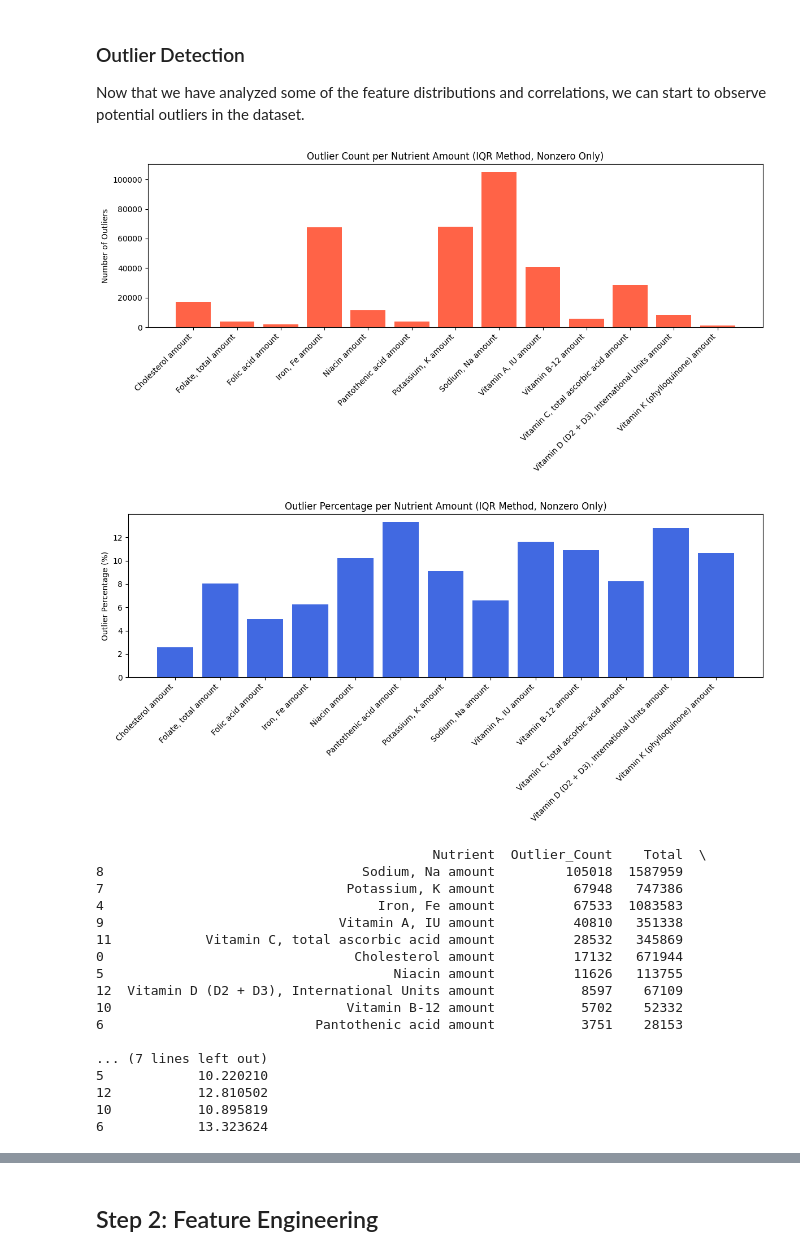
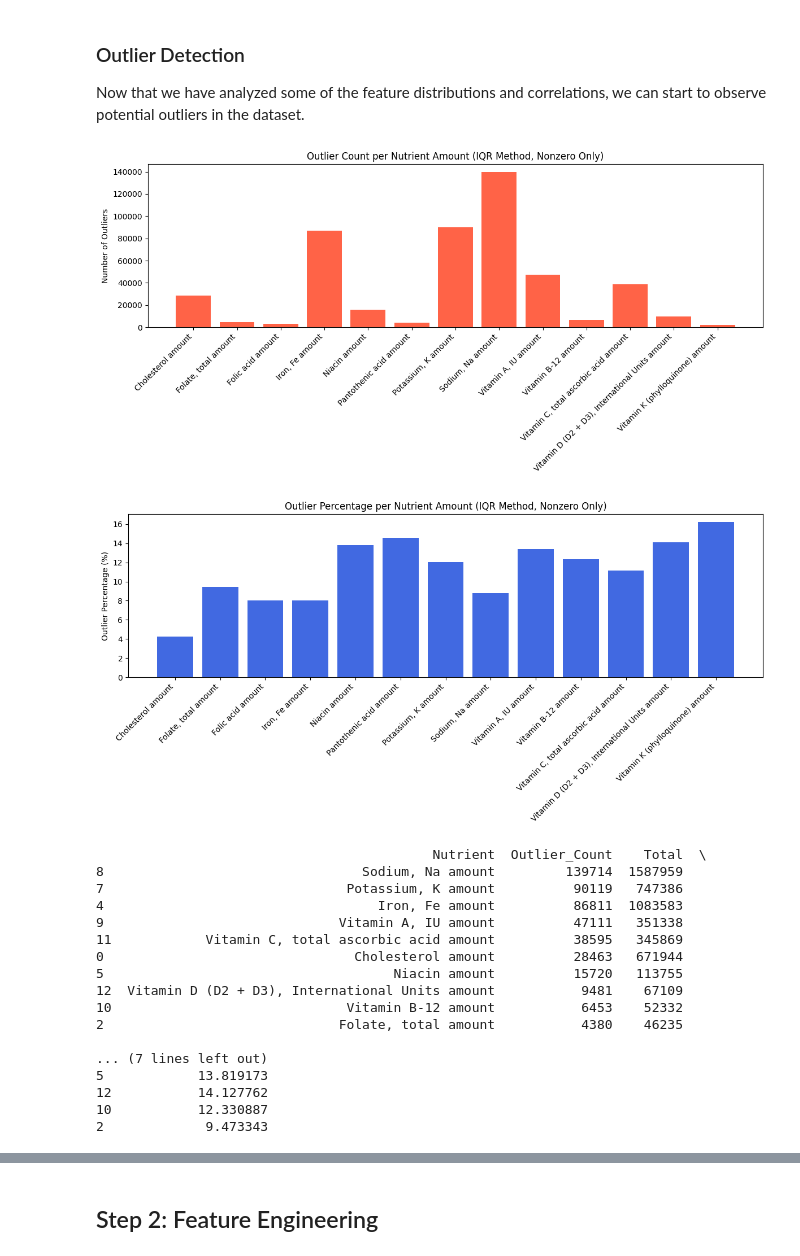
Before and after one commit to LoganDawes/Machine-Learning-Final, a Jupyter notebook: Logan_Dawes_Feature_Engineering.ipynb, the cells around one changed output, grey strips where cells are left out. Saved outputs shown, nothing was run; the diff lists cells and outputs as text; code cells hidden in the pictures.

```diff
--- a/Logan_Dawes_Feature_Engineering.ipynb
+++ b/Logan_Dawes_Feature_Engineering.ipynb
@@ -1001,8 +996,8 @@ def detect_outliers_iqr(series):
     Q1 = series.quantile(0.25)
     Q3 = series.quantile(0.75)
     IQR = Q3 - Q1
-    lower_bound = Q1 - 1.5 * IQR
-    upper_bound = Q3 + 1.5 * IQR
+    lower_bound = Q1 - 1 * IQR
+    upper_bound = Q3 + 1 * IQR
     return (series < lower_bound) | (series > upper_bound), lower_bound, upper_bound
 
 # Find all nutrient amount columns
@@ -1019,52 +1014,52 @@ for col in numeric_cols:
         nutrient_bounds[col] = (lower, upper)
     else:
         outlier_counts.append({'Nutrient': col, 'Outlier_Count': 0, 'Total': 0})
 
 outlier_df = pd.DataFrame(outlier_counts)
 outlier_df['Outlier_Percentage'] = (outlier_df['Outlier_Count'] / outlier_df['Total']).fillna(0) * 100
 
 # Filter out nutrients with very low outliers for plots (to be perceptible)
 outlier_df_nonzero = outlier_df[outlier_df['Outlier_Count'] > 500]
 
 # Visualize the number and percentage of outliers for each nutrient (filtered)
 plt.figure(figsize=(12, 6))
 plt.bar(outlier_df_nonzero['Nutrient'], outlier_df_nonzero['Outlier_Count'], color='tomato', label='Outlier Count')
 plt.ylabel('Number of Outliers')
 plt.xticks(rotation=45, ha='right')
 plt.title('Outlier Count per Nutrient Amount (IQR Method, Nonzero Only)')
 plt.tight_layout()
 plt.show()
 
 plt.figure(figsize=(12, 6))
 plt.bar(outlier_df_nonzero['Nutrient'], outlier_df_nonzero['Outlier_Percentage'], color='royalblue', label='Outlier %')
 plt.ylabel('Outlier Percentage (%)')
 plt.xticks(rotation=45, ha='right')
 plt.title('Outlier Percentage per Nutrient Amount (IQR Method, Nonzero Only)')
 plt.tight_layout()
 plt.show()
 
 # Show the top 10 nutrients with the highest outlier count (table)
 print(outlier_df_nonzero.sort_values('Outlier_Count', ascending=False).head(10))
 # %% [output]
-[figure, old version]
+[figure, new version]
-[figure, old version]
+[figure, new version]
                                            Nutrient  Outlier_Count    Total  \
-8                                 Sodium, Na amount         105018  1587959
-7                               Potassium, K amount          67948   747386
-4                                   Iron, Fe amount          67533  1083583
-9                              Vitamin A, IU amount          40810   351338
-11            Vitamin C, total ascorbic acid amount          28532   345869
-0                                Cholesterol amount          17132   671944
-5                                     Niacin amount          11626   113755
-12  Vitamin D (D2 + D3), International Units amount           8597    67109
-10                              Vitamin B-12 amount           5702    52332
-6                           Pantothenic acid amount           3751    28153
+8                                 Sodium, Na amount         139714  1587959
+7                               Potassium, K amount          90119   747386
+4                                   Iron, Fe amount          86811  1083583
+9                              Vitamin A, IU amount          47111   351338
+11            Vitamin C, total ascorbic acid amount          38595   345869
+0                                Cholesterol amount          28463   671944
+5                                     Niacin amount          15720   113755
+12  Vitamin D (D2 + D3), International Units amount           9481    67109
+10                              Vitamin B-12 amount           6453    52332
+2                              Folate, total amount           4380    46235
 
 ... (7 lines left out)
-5            10.220210
-12           12.810502
-10           10.895819
-6            13.323624
+5            13.819173
+12           14.127762
+10           12.330887
+2             9.473343
 # %%
 # Plot boxplots before capping for top 8 nutrients (grouped in one figure)
 fig, axes = plt.subplots(2, 4, figsize=(20, 8))
```
Also changed, not shown: parts of 10 cells of this notebook, 2 other files.
